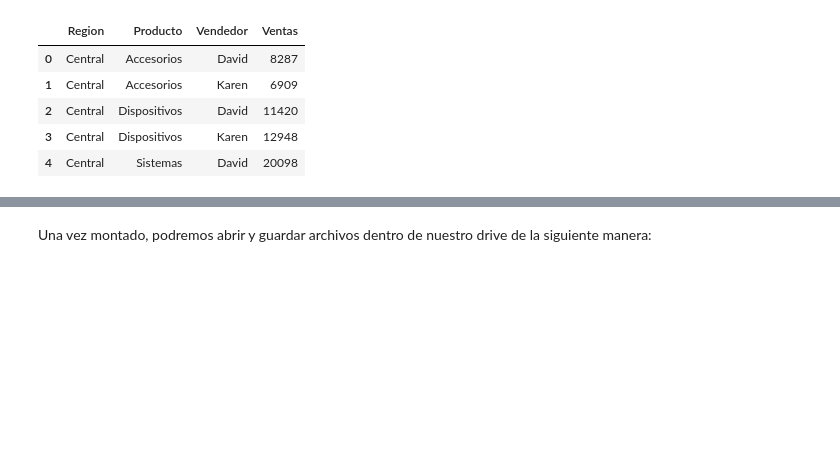
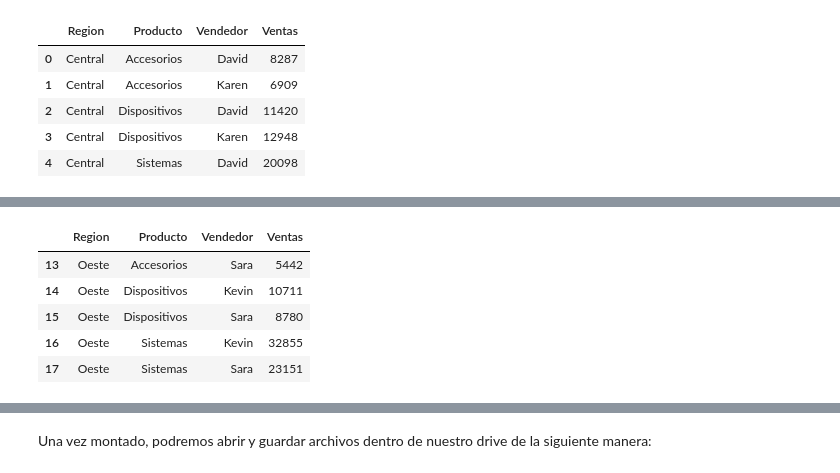
Before and after one commit to Vivianab89/Curso_Talento_Tech, a Jupyter notebook: Talento_Tech_Tutorial_de_Colab.ipynb, the cells around one changed output, grey strips where cells are left out. Saved outputs shown, nothing was run; the diff lists cells and outputs as text; code cells hidden in the pictures; blank space fills up the shorter version.

```diff
--- a/Talento_Tech_Tutorial_de_Colab.ipynb
+++ b/Talento_Tech_Tutorial_de_Colab.ipynb
@@ -141,0 +156,9 @@ df.head()
+# %%
+df.tail()
+# %% [output]
+|  | Region | Producto | Vendedor | Ventas |
+| 13 | Oeste | Accesorios | Sara | 5442 |
+| 14 | Oeste | Dispositivos | Kevin | 10711 |
+| 15 | Oeste | Dispositivos | Sara | 8780 |
+| 16 | Oeste | Sistemas | Kevin | 32855 |
+| 17 | Oeste | Sistemas | Sara | 23151 |
```
Also changed, not shown: parts of 2 cells of this notebook.
